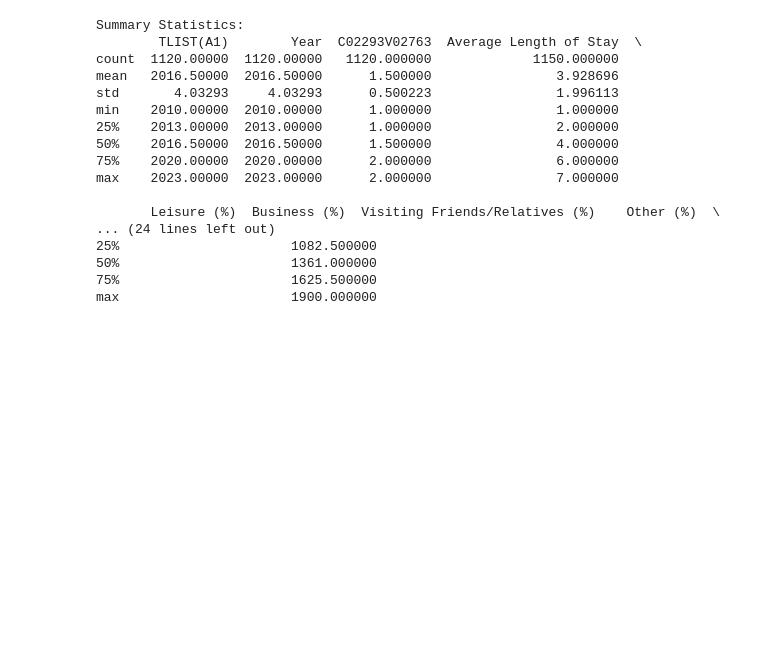
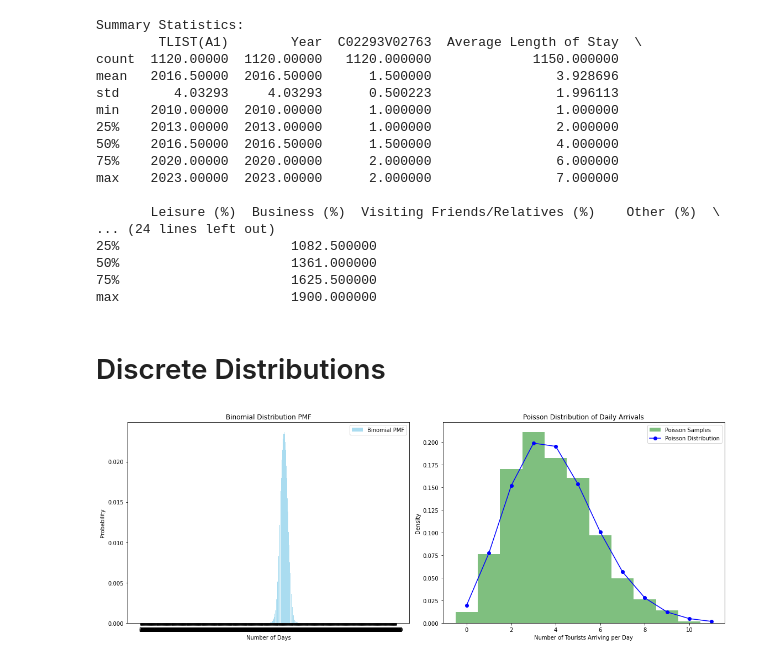
Before and after one commit to Olufeyi24049/MSC_DA_CA1, a Jupyter notebook: CodeFile.ipynb, the cells around one changed output. Cells and saved outputs as stored; diff of their text form; code cells hidden in the pictures; blank space fills up the shorter version.

Commit message:
Addition of Discrete Distributions

```diff
--- a/CodeFile.ipynb
+++ b/CodeFile.ipynb
@@ -112,3 +112,53 @@ max    2023.00000  2023.00000      2.000000                7.000000
 50%                      1361.000000
 75%                      1625.500000
 max                      1900.000000
+# %% [markdown]
+# Discrete Distributions
+# %%
+import numpy as np
+import matplotlib.pyplot as plt
+from scipy.stats import binom, poisson
+
+# Selecting 'Average Length of Stay' data
+average_length_of_stay = df['Average Length of Stay']
+
+# Fitting Binomial Distribution
+n = len(average_length_of_stay)
+p = np.mean(average_length_of_stay) / 7  # Assuming 1 week as a trial
+binom_rv = binom(n, p)
+
+# Fitting Poisson Distribution
+arrival_rate = np.mean(average_length_of_stay)
+poisson_rv = poisson(arrival_rate)
+
+# Generating random samples
+binomial_samples = binom_rv.rvs(size=1000)
+poisson_samples = poisson_rv.rvs(size=1000)
+
+# Plotting
+plt.figure(figsize=(16, 6))
+
+# Plotting Binomial Distribution PMF
+plt.subplot(1, 2, 1)
+x_binomial = np.arange(0, len(average_length_of_stay) + 1)
+plt.bar(x_binomial, binom_rv.pmf(x_binomial), color='skyblue', alpha=0.7, label='Binomial PMF')
+plt.title('Binomial Distribution PMF')
+plt.xlabel('Number of Days')
+plt.ylabel('Probability')
+plt.xticks(x_binomial)
+plt.legend()
+
+# Plotting Poisson Distribution
+plt.subplot(1, 2, 2)
+x_poisson = np.arange(0, max(poisson_samples) + 1)
+plt.hist(poisson_samples, bins=x_poisson - 0.5, density=True, alpha=0.5, color='green', label='Poisson Samples')
+plt.plot(x_poisson, poisson_rv.pmf(x_poisson), 'bo-', label='Poisson Distribution')
+plt.title('Poisson Distribution of Daily Arrivals')
+plt.xlabel('Number of Tourists Arriving per Day')
+plt.ylabel('Density')
+plt.legend()
+
+plt.tight_layout()
+plt.show()
+# %% [output]
+[figure, added]
```
